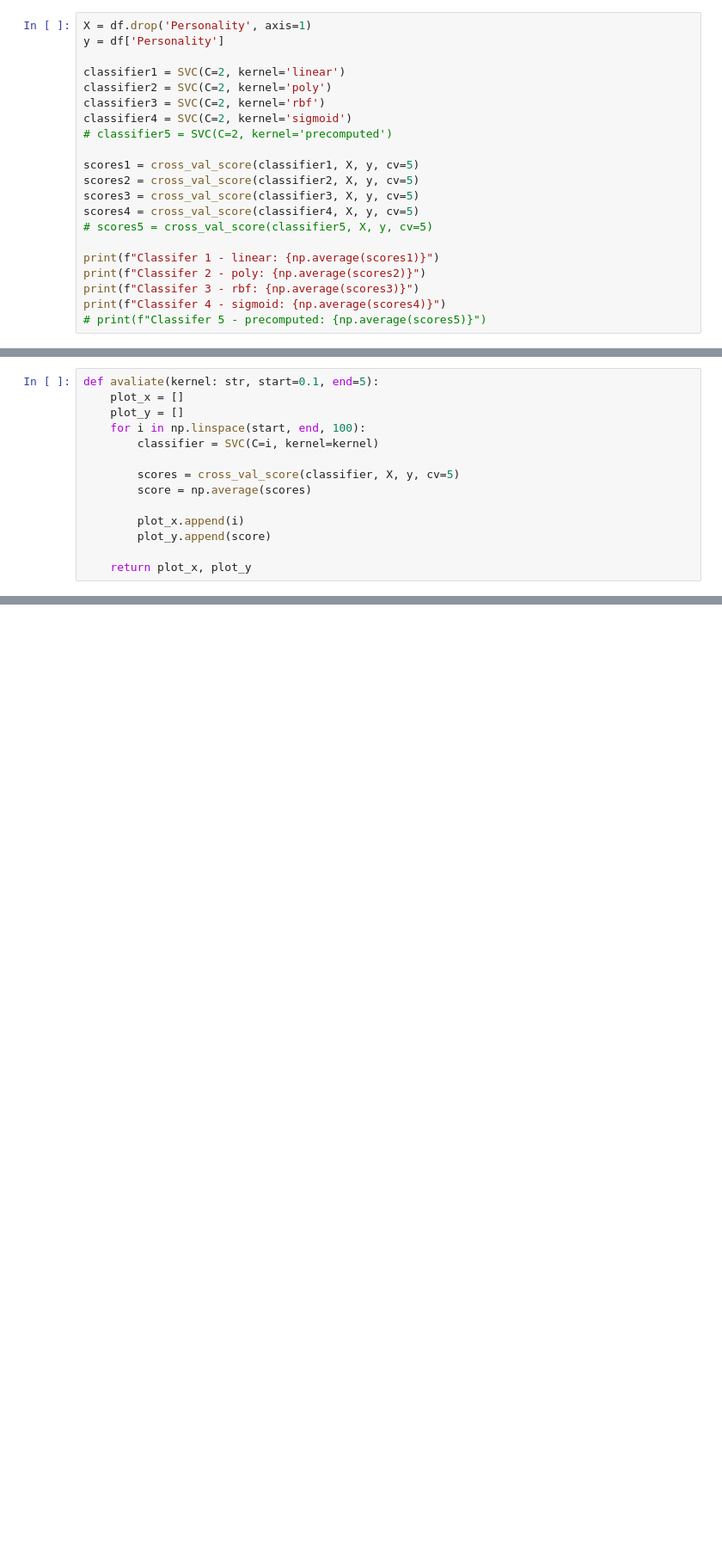
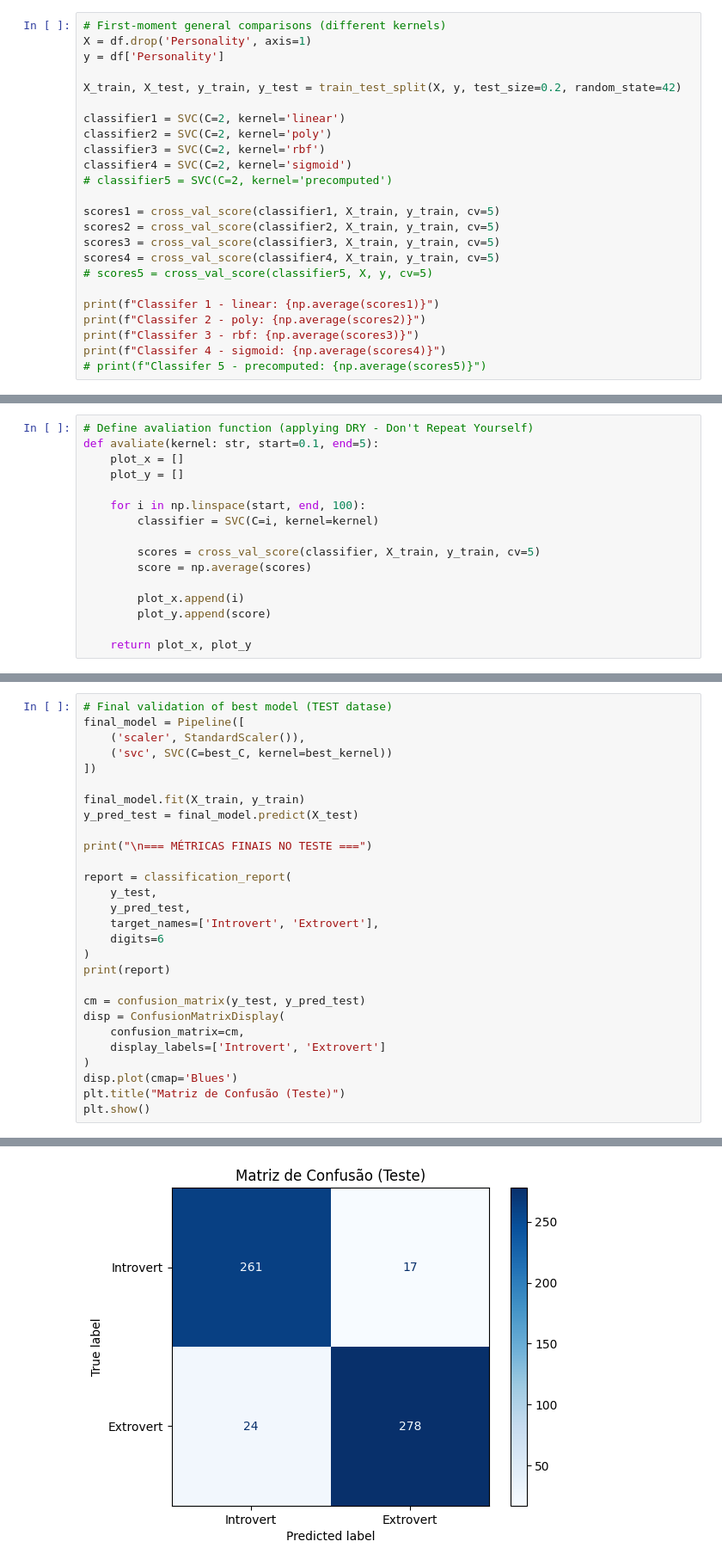
Before and after one commit to Gaius10/seminario_fcd, a Jupyter notebook: svm.ipynb, the cells around one changed output, grey strips where cells are left out. Shown at 86% size. Saved outputs shown, nothing was run; the diff lists cells and outputs as text; blank space fills up the shorter version.

```diff
--- a/svm.ipynb
+++ b/svm.ipynb
@@ -17,6 +47,9 @@ df
 # %%
+# First-moment general comparisons (different kernels)
 X = df.drop('Personality', axis=1)
 y = df['Personality']
+
+X_train, X_test, y_train, y_test = train_test_split(X, y, test_size=0.2, random_state=42)
 
 classifier1 = SVC(C=2, kernel='linear')
 classifier2 = SVC(C=2, kernel='poly')
@@ -24,10 +57,10 @@ classifier3 = SVC(C=2, kernel='rbf')
 classifier4 = SVC(C=2, kernel='sigmoid')
 # classifier5 = SVC(C=2, kernel='precomputed')
 
-scores1 = cross_val_score(classifier1, X, y, cv=5)
-scores2 = cross_val_score(classifier2, X, y, cv=5)
-scores3 = cross_val_score(classifier3, X, y, cv=5)
-scores4 = cross_val_score(classifier4, X, y, cv=5)
+scores1 = cross_val_score(classifier1, X_train, y_train, cv=5)
+scores2 = cross_val_score(classifier2, X_train, y_train, cv=5)
+scores3 = cross_val_score(classifier3, X_train, y_train, cv=5)
+scores4 = cross_val_score(classifier4, X_train, y_train, cv=5)
 # scores5 = cross_val_score(classifier5, X, y, cv=5)
 
 print(f"Classifer 1 - linear: {np.average(scores1)}")
@@ -38,11 +76,13 @@ print(f"Classifer 4 - sigmoid: {np.average(scores4)}")
 # %%
+# Define avaliation function (applying DRY - Don't Repeat Yourself)
 def avaliate(kernel: str, start=0.1, end=5):
     plot_x = []
     plot_y = []
+
     for i in np.linspace(start, end, 100):
         classifier = SVC(C=i, kernel=kernel)
 
-        scores = cross_val_score(classifier, X, y, cv=5)
+        scores = cross_val_score(classifier, X_train, y_train, cv=5)
         score = np.average(scores)
 
         plot_x.append(i)
@@ -89,0 +185,29 @@ ax.plot(poly_x, poly_y)
+# %%
+# Final validation of best model (TEST datase)
+final_model = Pipeline([
+    ('scaler', StandardScaler()),
+    ('svc', SVC(C=best_C, kernel=best_kernel))
+])
+
+final_model.fit(X_train, y_train)
+y_pred_test = final_model.predict(X_test)
+
+print("\n=== MÉTRICAS FINAIS NO TESTE ===")
+
+report = classification_report(
+    y_test,
+    y_pred_test,
+    target_names=['Introvert', 'Extrovert'],
+    digits=6
+)
+print(report)
+
+cm = confusion_matrix(y_test, y_pred_test)
+disp = ConfusionMatrixDisplay(
+    confusion_matrix=cm,
+    display_labels=['Introvert', 'Extrovert']
+)
+disp.plot(cmap='Blues')
+plt.title("Matriz de Confusão (Teste)")
+plt.show()
+# %% [output]
@@ -89,0 +223 @@ ax.plot(poly_x, poly_y)
+[figure, added]
```
Also changed, not shown: parts of 9 cells of this notebook, 5 other files.
